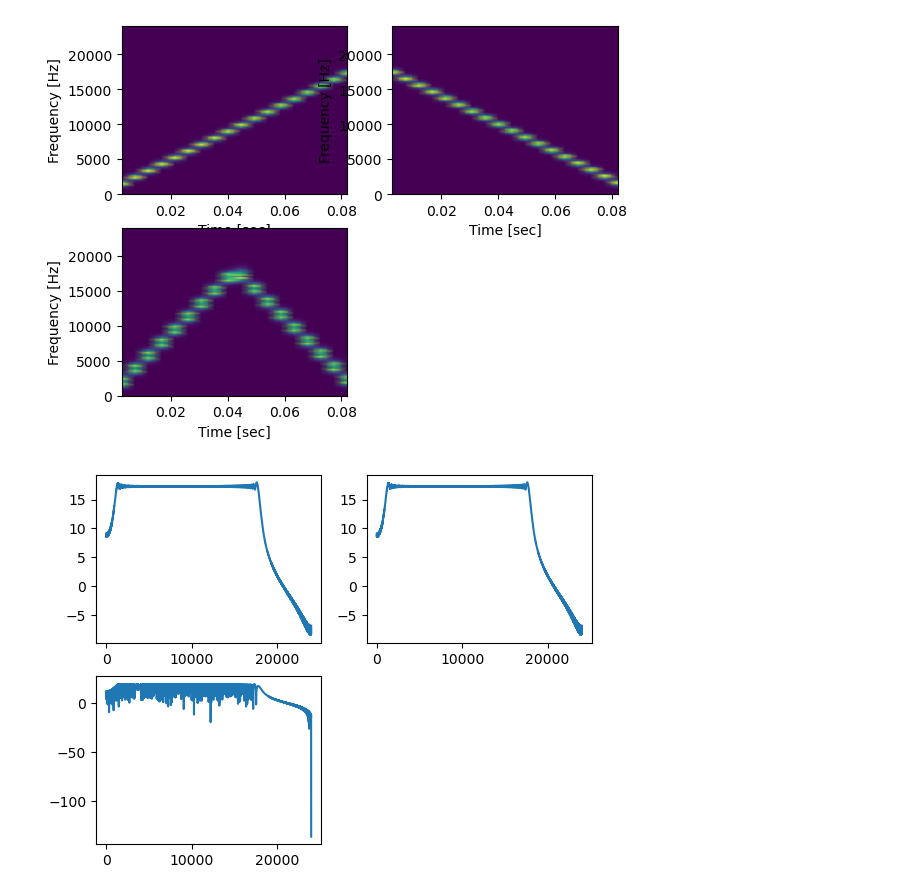
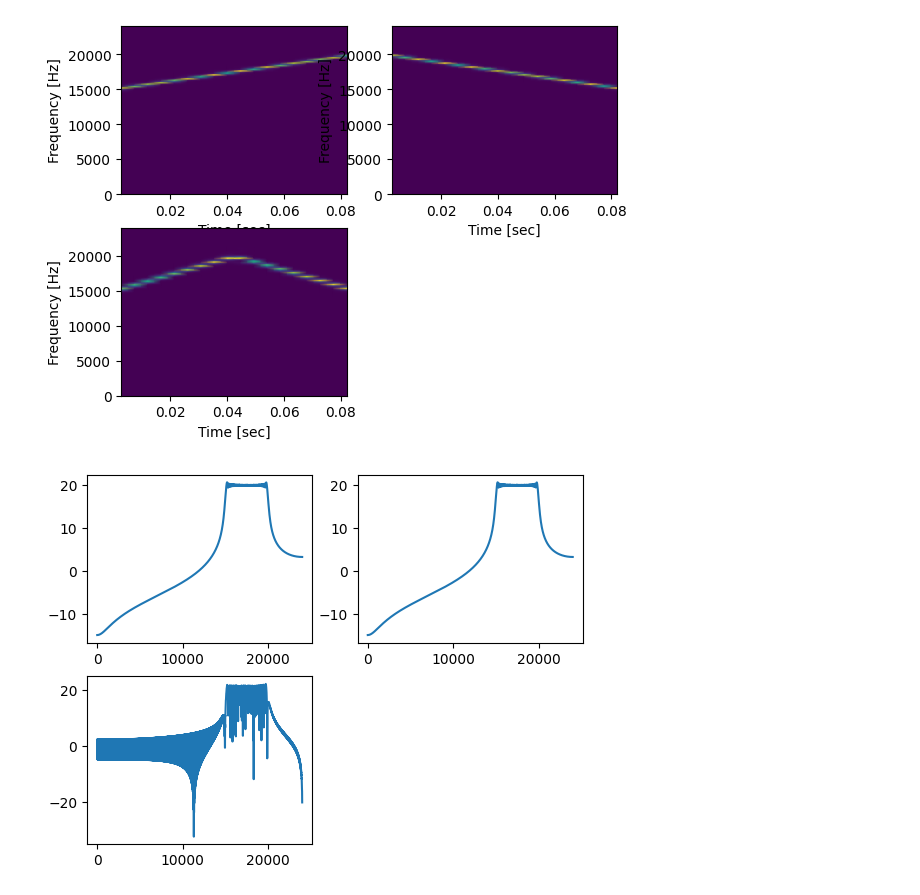
Before and after one commit to autocart-capstone/autocart, a Jupyter notebook: SourceCodes/sound_localization/misc/playground.ipynb, the cells around one changed output. Drawn from its saved outputs; the diff is of its cells as text; code cells hidden in the pictures.

Commit message:
chirp

```diff
--- a/SourceCodes/sound_localization/misc/playground.ipynb
+++ b/SourceCodes/sound_localization/misc/playground.ipynb
@@ -137,8 +159,8 @@ def make_hyperbolic_chirp(f0, f1, N, Ts):
   )
   return chirp
 
-full = make_linear_chirp(1000, 18000, Nw, Ts)
-half = make_linear_chirp(1000, 18000, Nw//2, Ts)
+full = make_linear_chirp(15000, 20000, Nw, Ts)
+half = make_linear_chirp(15000, 20000, Nw//2, Ts)
 
 filtered_noiseA = full
 filtered_noiseB = np.flip(full)
@@ -149,38 +171,38 @@ filtered_noiseC = np.concatenate((half, np.flip(half)))
 def plot_spect(chirp):
   f, t, Sxx = scipy.signal.spectrogram(chirp, Fs)
   plt.pcolormesh(t, f, Sxx, shading='gouraud')
   plt.ylabel('Frequency [Hz]')
   plt.xlabel('Time [sec]')
 
 def plot_freq(chirp):
   # plot noise
   noise_fft = sp.fft.rfft(chirp)
   n = len(noise_fft)
   f = np.arange(n) * Fs / n / 2
   plt.plot(f, 10 * np.log10(np.abs(noise_fft)))
 
 plt.figure()
 plt.subplot(221)
 plot_spect(filtered_noiseA)
 plt.subplot(222)
 plot_spect(filtered_noiseB)
 plt.subplot(223)
 plot_spect(filtered_noiseC)
 
-filtered_noiseA = np.concatenate((filtered_noiseA, np.zeros(silence_length)))
-filtered_noiseB = np.concatenate((filtered_noiseB, np.zeros(silence_length)))
-filtered_noiseC = np.concatenate((filtered_noiseC, np.zeros(silence_length)))
+#filtered_noiseA = np.concatenate((filtered_noiseA, np.zeros(silence_length)))
+#filtered_noiseB = np.concatenate((filtered_noiseB, np.zeros(silence_length)))
+#filtered_noiseC = np.concatenate((filtered_noiseC, np.zeros(silence_length)))
 
 plt.figure()
 plt.subplot(221)
 plot_freq(filtered_noiseA)
 plt.subplot(222)
 plot_freq(filtered_noiseB)
 plt.subplot(223)
 plot_freq(filtered_noiseC)
 # %% [output]
-[figure, old version]
+[figure, new version]
-[figure, old version]
+[figure, new version]
 # %%
 np.save("filtered_noiseA.npy", filtered_noiseA)
 np.save("filtered_noiseB.npy", filtered_noiseB)
```
Also changed, not shown: parts of 7 cells of this notebook, 11 other files.
